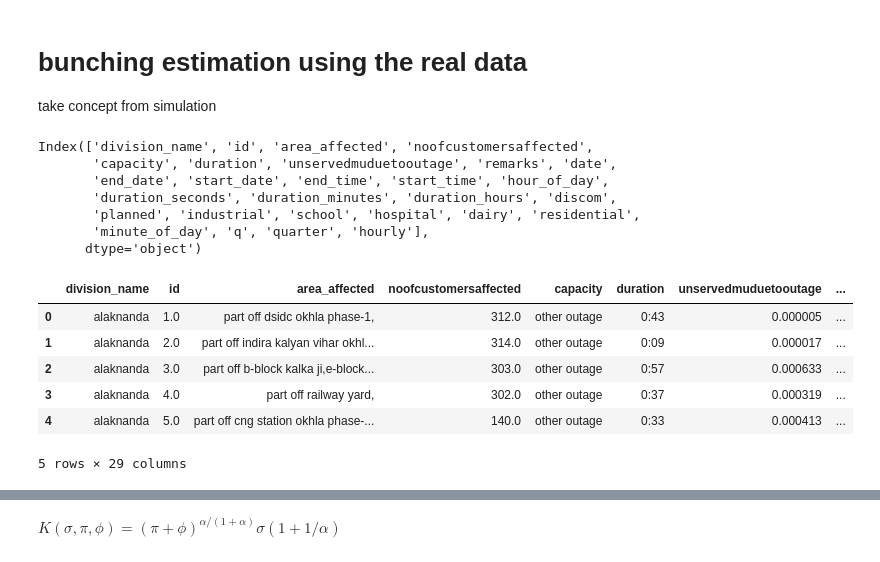
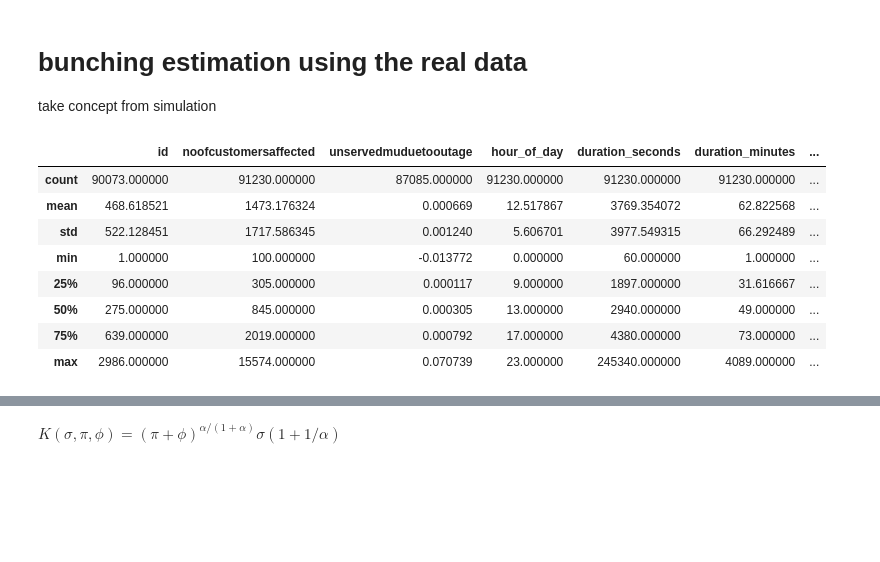
Before and after one commit to paulaleoni/delhi_outages, a Jupyter notebook: src/bunching.ipynb, the cells around one changed output, grey strips where cells are left out. Cells and saved outputs as stored; diff of their text form; code cells hidden in the pictures; blank space fills up the shorter version.

```diff
--- a/src/bunching.ipynb
+++ b/src/bunching.ipynb
@@ -25,41 +23,37 @@ phi120 = 100/60
 # %%
 # load data
 wd = Path.cwd()
-file = 'stata/Outages_{period}.dta'
-data = pd.read_stata(wd.parent/file) # convert_categoricals = True
-print(data.columns)
+folder = 'stata'
+file = 'Outages_{period}.dta'
+data = pd.read_stata(wd.parent/folder/file) # convert_categoricals = True
+#print(data.columns)
 
 # keep relevant columns
 #data = data[['date', 'duration_minutes', 'discom', 'planned', 'noofcustomersaffected', 'unservedmuduetooutage', 'q']]
 data['year'] = data.apply(lambda row: row.date.year, axis=1)
 
 # keep year 2019
-data = data[data.apply(lambda row: row.date.year == 2019, axis=1)]
+#data = data[data.apply(lambda row: row.date.year == 2019, axis=1)]
 
 # keep only unplanned
 data = data.loc[data.planned != 'planned',]
 
 # at least 100 custumers affected
 data = data.loc[data.noofcustomersaffected >= 100]
 
 data.reset_index(drop = True)
 
 
 # keep one firm
 #data = data.loc[data.discom == 'tata',]
-data.head()
+data.describe()
 # %% [output]
-Index(['division_name', 'id', 'area_affected', 'noofcustomersaffected',
-       'capacity', 'duration', 'unservedmuduetooutage', 'remarks', 'date',
-       'end_date', 'start_date', 'end_time', 'start_time', 'hour_of_day',
-       'duration_seconds', 'duration_minutes', 'duration_hours', 'discom',
-       'planned', 'industrial', 'school', 'hospital', 'dairy', 'residential',
-       'minute_of_day', 'q', 'quarter', 'hourly'],
-      dtype='object')
-|  | division_name | id | area_affected | noofcustomersaffected | capacity | duration | unservedmuduetooutage | ... |
-| 0 | alaknanda | 1.0 | part off dsidc okhla phase‐1, | 312.0 | other outage | 0:43 | 0.000005 | ... |
-| 1 | alaknanda | 2.0 | part off indira kalyan vihar okhl... | 314.0 | other outage | 0:09 | 0.000017 | ... |
-| 2 | alaknanda | 3.0 | part off b‐block kalka ji,e‐block... | 303.0 | other outage | 0:57 | 0.000633 | ... |
-| 3 | alaknanda | 4.0 | part off railway yard, | 302.0 | other outage | 0:37 | 0.000319 | ... |
-| 4 | alaknanda | 5.0 | part off cng station okhla phase‐... | 140.0 | other outage | 0:33 | 0.000413 | ... |
+|  | id | noofcustomersaffected | unservedmuduetooutage | hour_of_day | duration_seconds | duration_minutes | ... |
+| count | 90073.000000 | 91230.000000 | 87085.000000 | 91230.000000 | 91230.000000 | 91230.000000 | ... |
+| mean | 468.618521 | 1473.176324 | 0.000669 | 12.517867 | 3769.354072 | 62.822568 | ... |
+| std | 522.128451 | 1717.586345 | 0.001240 | 5.606701 | 3977.549315 | 66.292489 | ... |
+| min | 1.000000 | 100.000000 | -0.013772 | 0.000000 | 60.000000 | 1.000000 | ... |
+| 25% | 96.000000 | 305.000000 | 0.000117 | 9.000000 | 1897.000000 | 31.616667 | ... |
+| 50% | 275.000000 | 845.000000 | 0.000305 | 13.000000 | 2940.000000 | 49.000000 | ... |
+| 75% | 639.000000 | 2019.000000 | 0.000792 | 17.000000 | 4380.000000 | 73.000000 | ... |
+| max | 2986.000000 | 15574.000000 | 0.070739 | 23.000000 | 245340.000000 | 4089.000000 | ... |
-5 rows × 29 columns
```
Also changed, not shown: parts of 36 cells of this notebook.
